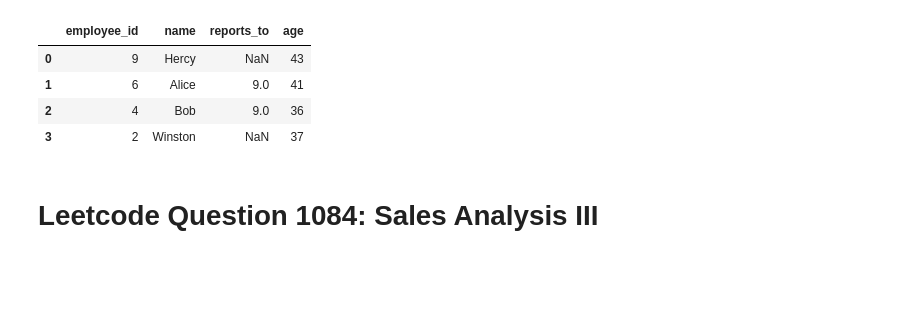
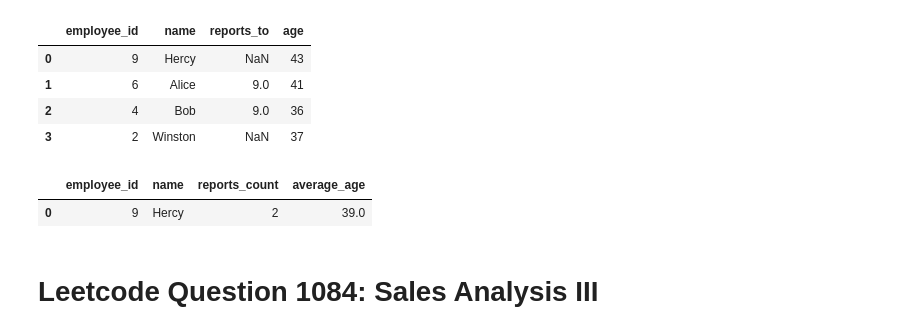
Before and after one commit to DanialArab/SQL, a Jupyter notebook: Leetcode_Database_Questions.ipynb, the cells around one changed output. Saved outputs shown, nothing was run; the diff lists cells and outputs as text; code cells hidden in the pictures; blank space fills up the shorter version.

```diff
--- a/Leetcode_Database_Questions.ipynb
+++ b/Leetcode_Database_Questions.ipynb
@@ -2928,6 +2928,32 @@ FROM Employees
 | 1 | 6 | Alice | 9.0 | 41 |
 | 2 | 4 | Bob | 9.0 | 36 |
 | 3 | 2 | Winston | NaN | 37 |
+# %%
+# I use Common Table Expression (CTE):
+
+pd.read_sql("""
+WITH cte AS(
+SELECT
+    reports_to,
+    COUNT(employee_id) AS reports_count,
+    ROUND(AVG(age), 0) AS average_age
+FROM Employees
+WHERE reports_to IS NOT NULL
+GROUP BY reports_to
+)
+SELECT
+    c.reports_to AS employee_id,
+    e.name,
+    c.reports_count,
+    c.average_age
+FROM cte c
+LEFT JOIN Employees e
+    ON c.reports_to = e.employee_id
+ORDER BY employee_id
+""", con)
+# %% [output]
+|  | employee_id | name | reports_count | average_age |
+| 0 | 9 | Hercy | 2 | 39.0 |
 # %% [markdown]
 # Leetcode Question 1084: Sales Analysis III
 # %%
```
